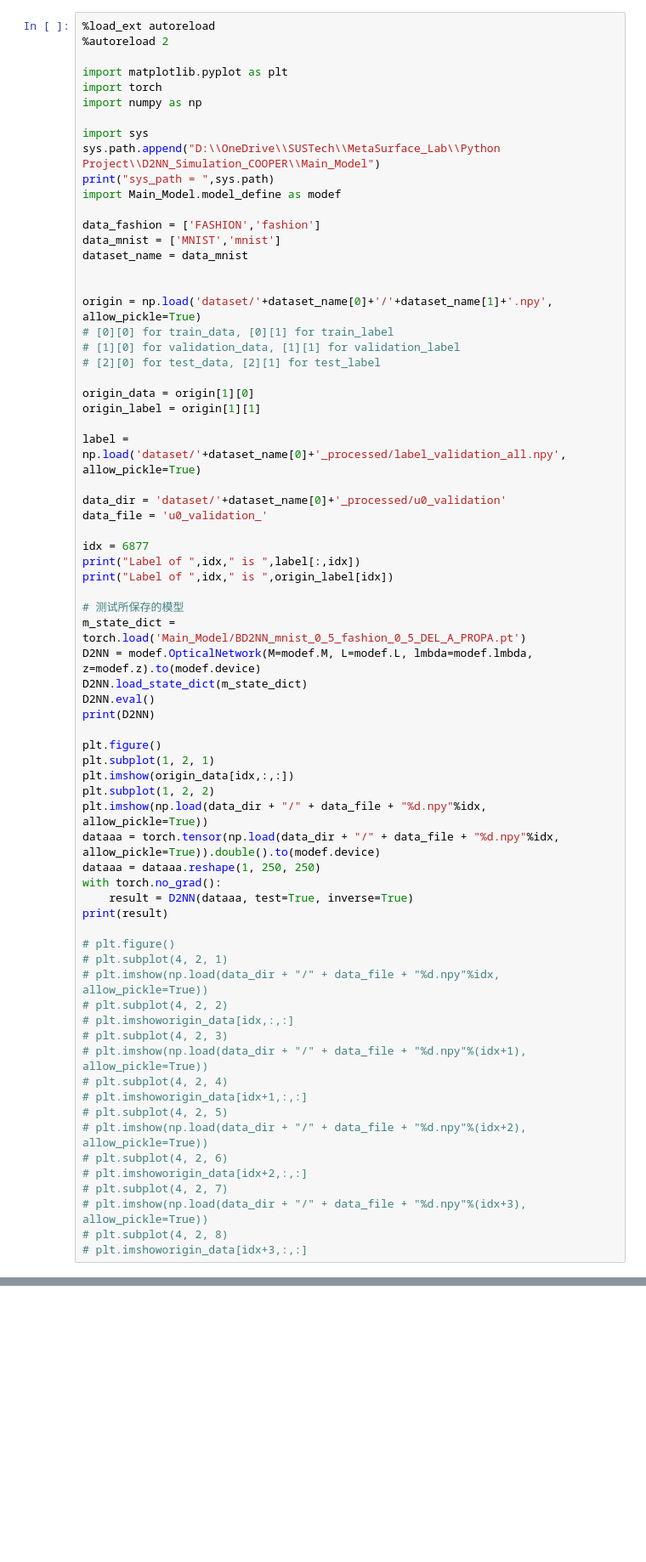
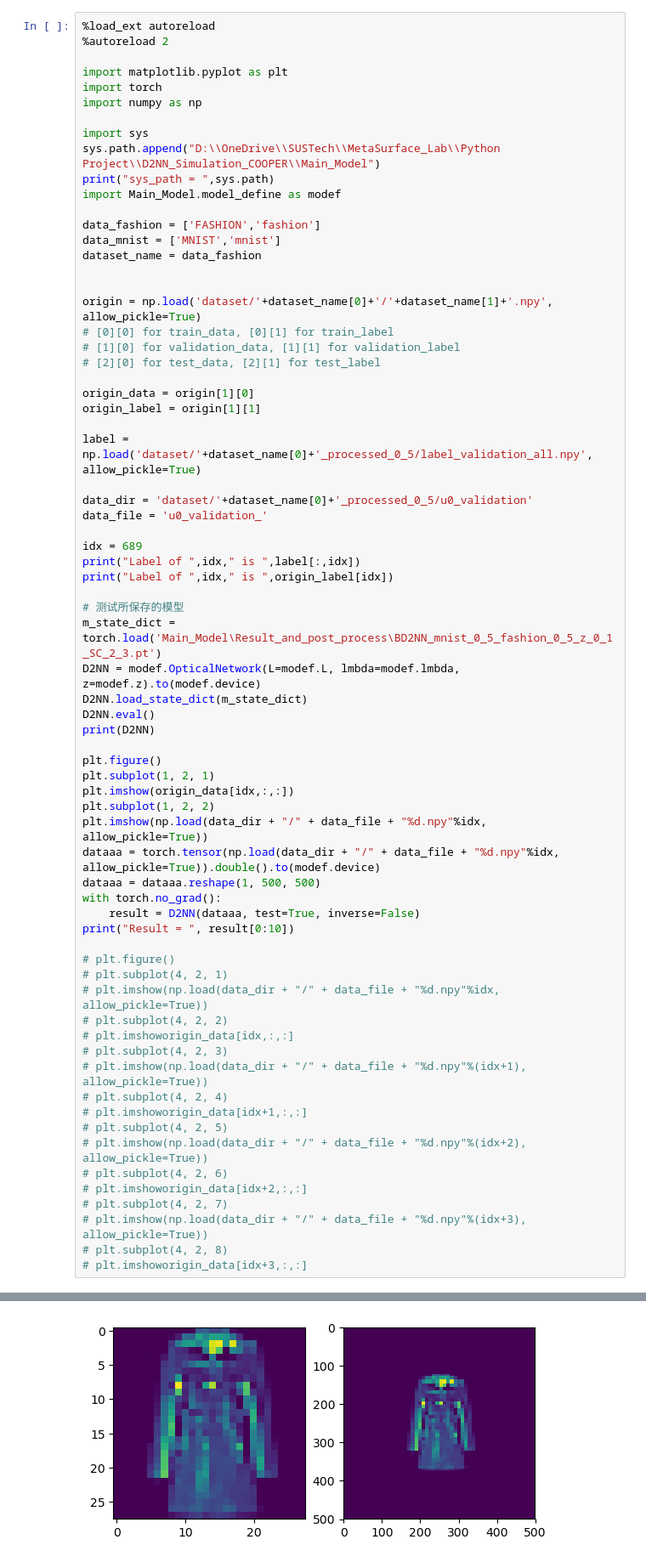
Before and after one commit to Cooper-Chou/D2NN_Simulation_COOPER, a Jupyter notebook: test.ipynb, the cells around one changed output, grey strips where cells are left out. Shown at 85% size. Drawn from its saved outputs; the diff is of its cells as text; blank space fills up the shorter version.

```diff
--- a/test.ipynb
+++ b/test.ipynb
@@ -29,7 +88,7 @@ import Main_Model.model_define as modef
 
 data_fashion = ['FASHION','fashion']
 data_mnist = ['MNIST','mnist']
-dataset_name = data_mnist
+dataset_name = data_fashion
 
 
 origin = np.load('dataset/'+dataset_name[0]+'/'+dataset_name[1]+'.npy', allow_pickle=True)
@@ -40,18 +99,18 @@ origin = np.load('dataset/'+dataset_name[0]+'/'+dataset_name[1]+'.npy', allow_pi
 origin_data = origin[1][0]
 origin_label = origin[1][1]
 
-label = np.load('dataset/'+dataset_name[0]+'_processed/label_validation_all.npy', allow_pickle=True)
+label = np.load('dataset/'+dataset_name[0]+'_processed_0_5/label_validation_all.npy', allow_pickle=True)
 
-data_dir = 'dataset/'+dataset_name[0]+'_processed/u0_validation'
+data_dir = 'dataset/'+dataset_name[0]+'_processed_0_5/u0_validation'
 data_file = 'u0_validation_'
 
-idx = 6877
+idx = 689
 print("Label of ",idx," is ",label[:,idx])
 print("Label of ",idx," is ",origin_label[idx])
 
 # 测试所保存的模型
-m_state_dict = torch.load('Main_Model/BD2NN_mnist_0_5_fashion_0_5_DEL_A_PROPA.pt')
-D2NN = modef.OpticalNetwork(M=modef.M, L=modef.L, lmbda=modef.lmbda, z=modef.z).to(modef.device)
+m_state_dict = torch.load('Main_Model\Result_and_post_process\BD2NN_mnist_0_5_fashion_0_5_z_0_1_SC_2_3.pt')
+D2NN = modef.OpticalNetwork(L=modef.L, lmbda=modef.lmbda, z=modef.z).to(modef.device)
 D2NN.load_state_dict(m_state_dict)
 D2NN.eval()
 print(D2NN)
@@ -62,10 +121,10 @@ plt.imshow(origin_data[idx,:,:])
 plt.subplot(1, 2, 2)
 plt.imshow(np.load(data_dir + "/" + data_file + "%d.npy"%idx, allow_pickle=True))
 dataaa = torch.tensor(np.load(data_dir + "/" + data_file + "%d.npy"%idx, allow_pickle=True)).double().to(modef.device)
-dataaa = dataaa.reshape(1, 250, 250)
+dataaa = dataaa.reshape(1, 500, 500)
 with torch.no_grad():
-    result = D2NN(dataaa, test=True, inverse=True)
-print(result)
+    result = D2NN(dataaa, test=True, inverse=False)
+print("Result = ", result[0:10])
 
 # plt.figure()
 # plt.subplot(4, 2, 1)
@@ -88,0 +163 @@ ImportError: DLL load failed while importing _imaging: The specified module coul
+[figure, added]
```
Also changed, not shown: parts of 6 cells of this notebook, 52 other files.
